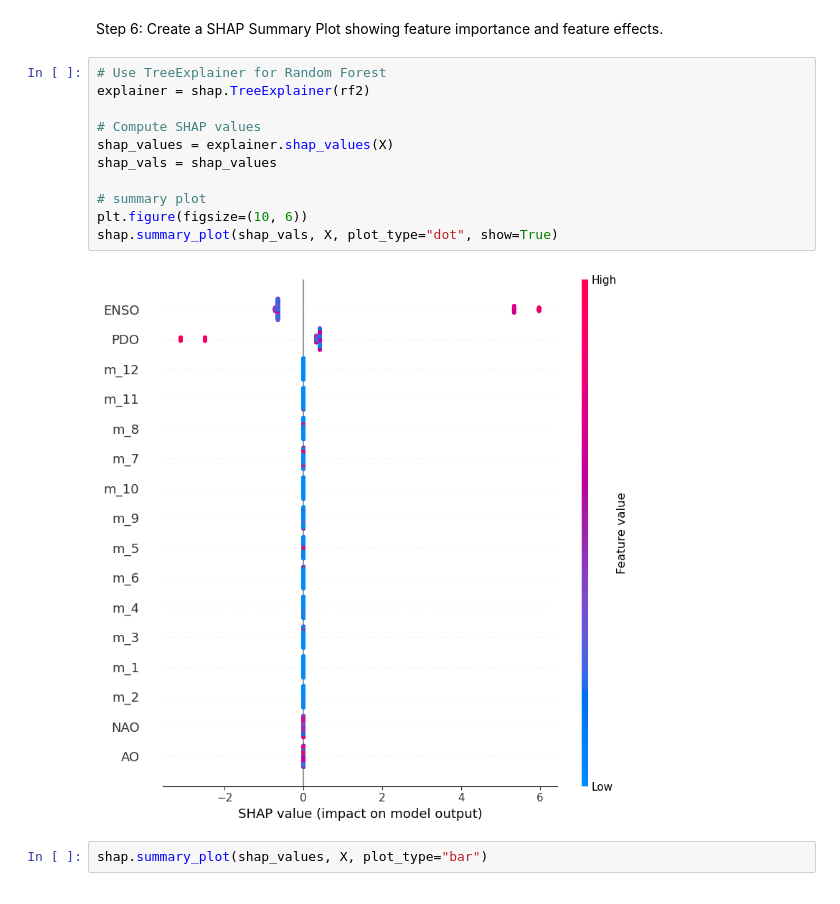
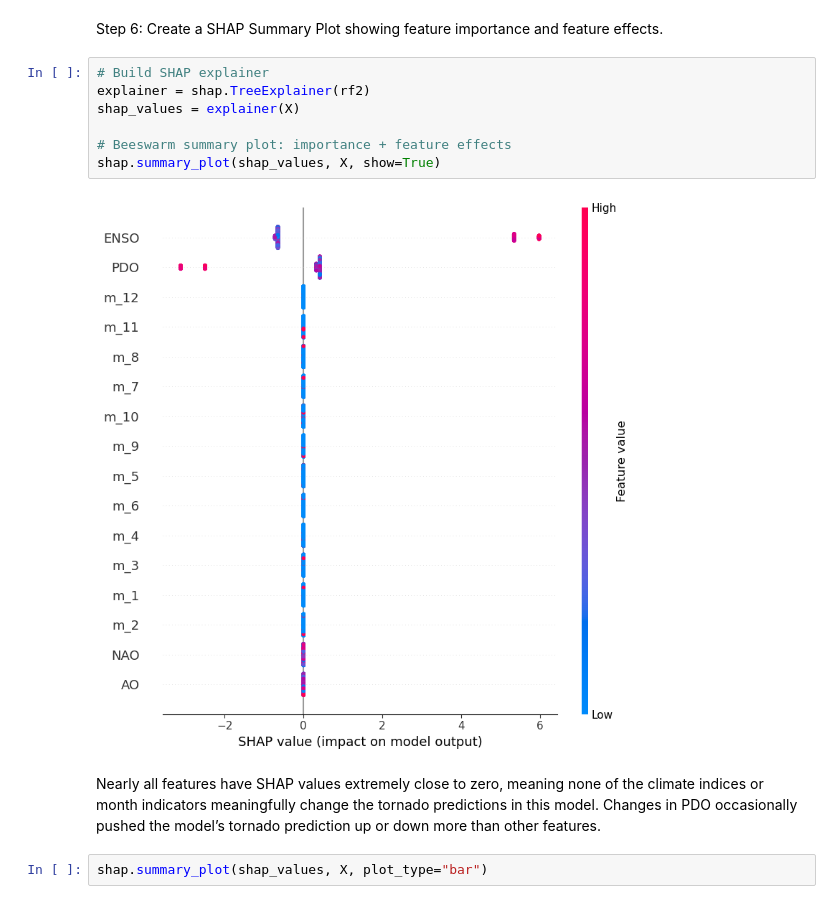
Before and after one commit to sciencekitty66/ATMS-523-Module-6-sciencekitty66, a Jupyter notebook: chatham.ipynb, the cells around one changed output. Cells and saved outputs as stored; diff of their text form.

```diff
--- a/chatham.ipynb
+++ b/chatham.ipynb
@@ -416,18 +416,16 @@ Overall, the multipass analysis highlights that seasonality is the primary drive
 # %% [markdown]
 Step 6: Create a SHAP Summary Plot showing feature importance and feature effects.
 # %%
-# Use TreeExplainer for Random Forest
+# Build SHAP explainer
 explainer = shap.TreeExplainer(rf2)
+shap_values = explainer(X)
 
-# Compute SHAP values
-shap_values = explainer.shap_values(X)
-shap_vals = shap_values
-
-# summary plot
-plt.figure(figsize=(10, 6))
-shap.summary_plot(shap_vals, X, plot_type="dot", show=True)
+# Beeswarm summary plot: importance + feature effects
+shap.summary_plot(shap_values, X, show=True)
 # %% [output]
-[figure, old version]
+[figure, new version]
+# %% [markdown]
+Nearly all features have SHAP values extremely close to zero, meaning none of the climate indices or month indicators meaningfully change the tornado predictions in this model. Changes in PDO occasionally pushed the model’s tornado prediction up or down more than other features.
 # %%
 shap.summary_plot(shap_values, X, plot_type="bar")
 # %% [output]
```
Also changed, not shown: parts of 4 cells of this notebook, 1 other file.
